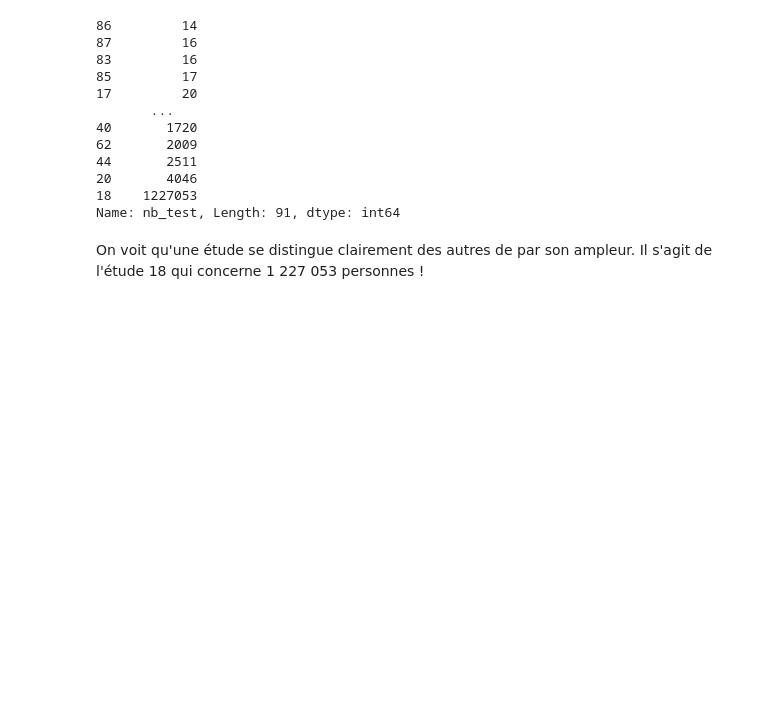
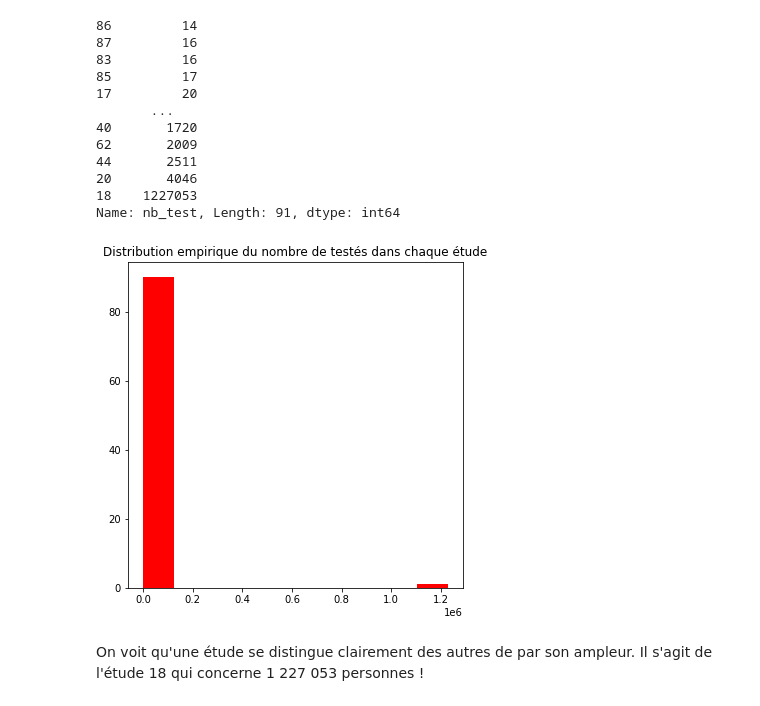
Before and after one commit to erialc-cal/MCM_Listeria_Prevalence, a Jupyter notebook: exploratoire_robin.ipynb, the cells around one changed output. Saved outputs shown, nothing was run; the diff lists cells and outputs as text; code cells hidden in the pictures; blank space fills up the shorter version.

```diff
--- a/exploratoire_robin.ipynb
+++ b/exploratoire_robin.ipynb
@@ -41,6 +41,14 @@ data['nb_test'].sort_values()
 20       4046
 18    1227053
 Name: nb_test, Length: 91, dtype: int64
+# %%
+dg=data['nb_test']
+plt.figure(figsize=(6,6))
+plt.hist(dg, density=False,color="red")
+plt.title("Distribution empirique du nombre de testés dans chaque étude")
+plt.show()
+# %% [output]
+[figure, added]
 # %% [markdown]
 On voit qu'une étude se distingue clairement des autres de par son ampleur. Il s'agit de l'étude 18 qui concerne 1 227 053 personnes !
 # %%
```
Also changed, not shown: parts of 30 cells of this notebook.
